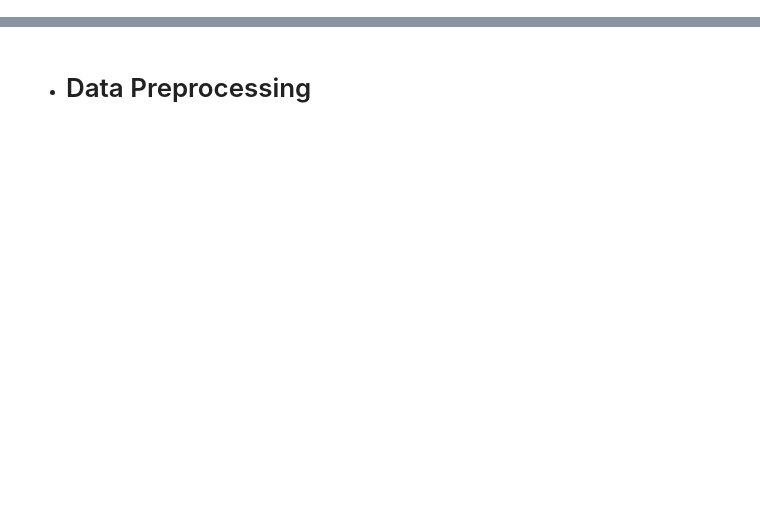
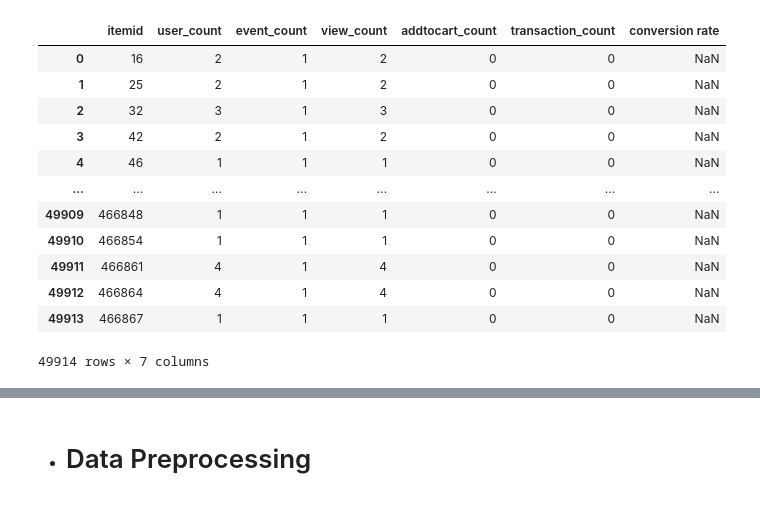
Before and after one commit to shwetak2191/Retailrocket-recommender-system, a Jupyter notebook: retailrocket-recommender-system.ipynb, the cells around one changed output, grey strips where cells are left out. Saved outputs shown, nothing was run; the diff lists cells and outputs as text; code cells hidden in the pictures; blank space fills up the shorter version.

```diff
--- a/retailrocket-recommender-system.ipynb
+++ b/retailrocket-recommender-system.ipynb
@@ -217,0 +423,8 @@ data.drop('event_datetime_y',axis=1)
+# %%
+np.random.seed(1)
+
+rows_to_keep = np.random.choice(data.index, size=100000, replace=False)
+sample_data = data.loc[rows_to_keep]
+
+# Display the sampled DataFrame
+sample_data.head()
@@ -234,15 +468,29 @@ user_behavior
 # %%
 #item_based feature
-item_popularity = data.groupby('itemid').agg({
+item_popularity = sample_data.groupby('itemid').agg({
     'visitorid':'count',
      'event': ['nunique',lambda  x : sum(x == 'view'),
               lambda x:sum(x =='addtocart'),
               lambda x:sum(x =='transaction')]
    }).reset_index()
 
 item_popularity.columns=['itemid','user_count','event_count','view_count','addtocart_count','transaction_count']
 item_popularity['conversion rate'] = item_popularity['transaction_count']/item_popularity['addtocart_count']
 item_popularity
+# %% [output]
+|  | itemid | user_count | event_count | view_count | addtocart_count | transaction_count | conversion rate |
+| 0 | 16 | 2 | 1 | 2 | 0 | 0 | NaN |
+| 1 | 25 | 2 | 1 | 2 | 0 | 0 | NaN |
+| 2 | 32 | 3 | 1 | 3 | 0 | 0 | NaN |
+| 3 | 42 | 2 | 1 | 2 | 0 | 0 | NaN |
+| 4 | 46 | 1 | 1 | 1 | 0 | 0 | NaN |
+| ... | ... | ... | ... | ... | ... | ... | ... |
+| 49909 | 466848 | 1 | 1 | 1 | 0 | 0 | NaN |
+| 49910 | 466854 | 1 | 1 | 1 | 0 | 0 | NaN |
+| 49911 | 466861 | 4 | 1 | 4 | 0 | 0 | NaN |
+| 49912 | 466864 | 4 | 1 | 4 | 0 | 0 | NaN |
+| 49913 | 466867 | 1 | 1 | 1 | 0 | 0 | NaN |
+49914 rows × 7 columns
 # %%
 #user_item interaction feature
 user_item_interaction = data.groupby(['visitorid' ,'itemid']).agg({
```
Also changed, not shown: parts of 49 cells of this notebook.
